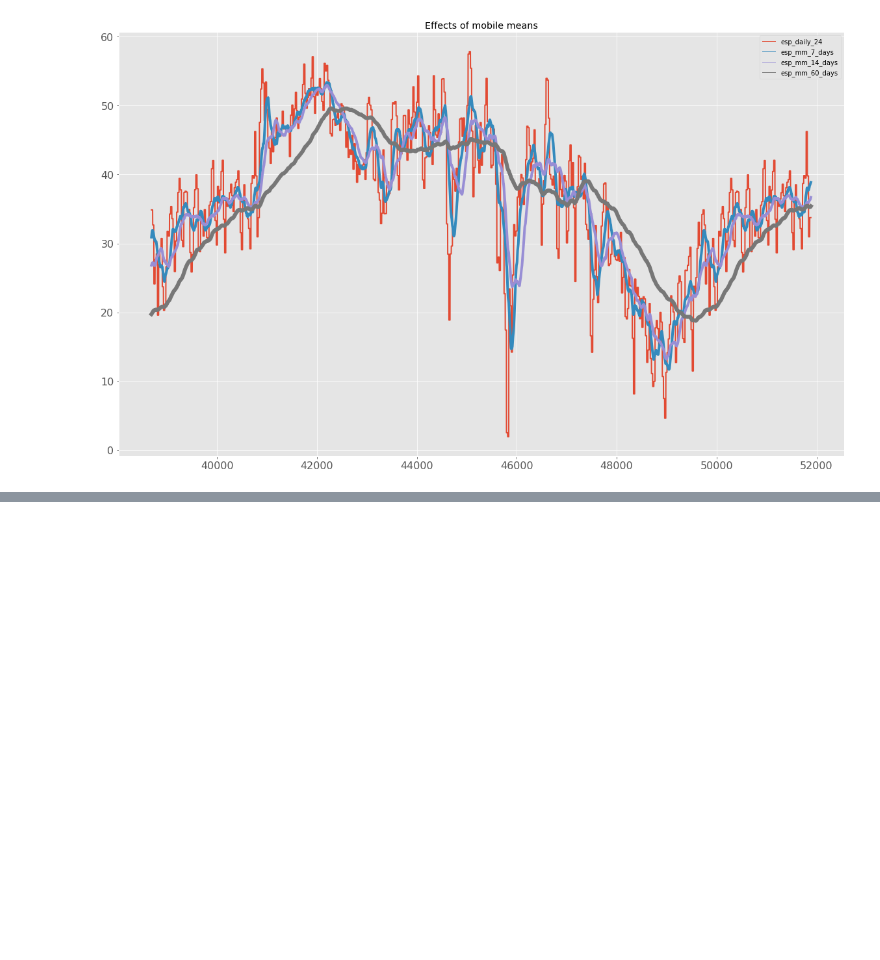
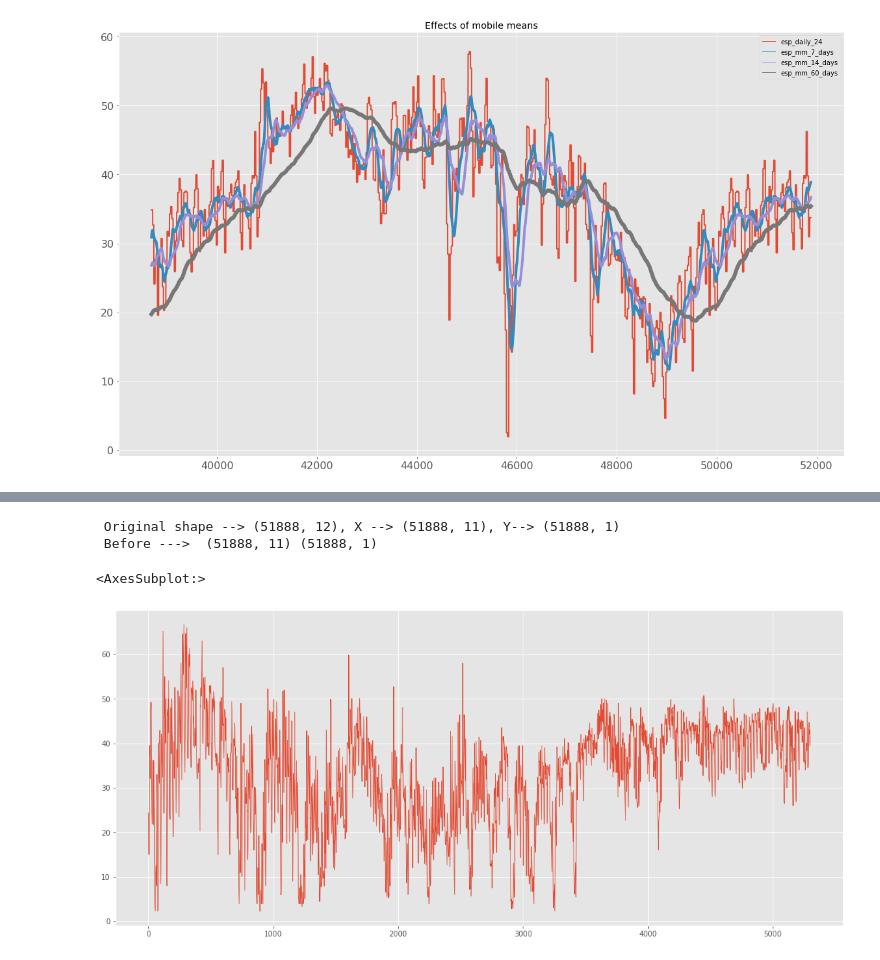
Before and after one commit to xBorja042/Energy_price_prediction, a Jupyter notebook: initial_data_Exploration.ipynb, the cells around one changed output, grey strips where cells are left out. Saved outputs shown, nothing was run; the diff lists cells and outputs as text; code cells hidden in the pictures; blank space fills up the shorter version.

```diff
--- a/initial_data_Exploration.ipynb
+++ b/initial_data_Exploration.ipynb
@@ -113,0 +165,16 @@ We can see that the longer time we are calculating the moving average, the softe
+# %%
+df_undated = df.drop(['Unnamed: 0', 'esp_48', 'co2_48', 'esp_mm_14_days', 'esp_mm_14_days', 'esp_mm_60_days'], axis = 1)
+from sklearn.preprocessing import MinMaxScaler
+scaler = MinMaxScaler()
+x_sc = scaler.fit_transform(df_undated.drop(['esp'], axis = 1))
+y_sc = scaler.fit_transform(df_undated['esp'].values.reshape(-1, 1))
+print(f" Original shape --> {df_undated.shape}, X --> {x_sc.shape}, Y--> {y_sc.shape}")
+print(" Before ---> ", x_sc.shape, y_sc.shape)
+# %% [output]
+ Original shape --> (51888, 12), X --> (51888, 11), Y--> (51888, 1)
+ Before --->  (51888, 11) (51888, 1)
+# %%
+df['esp'].iloc[:5300].plot(linewidth  = 0.8)
+# %% [output]
+<AxesSubplot:>
+[figure, added]
```
Also changed, not shown: parts of 8 cells of this notebook.
